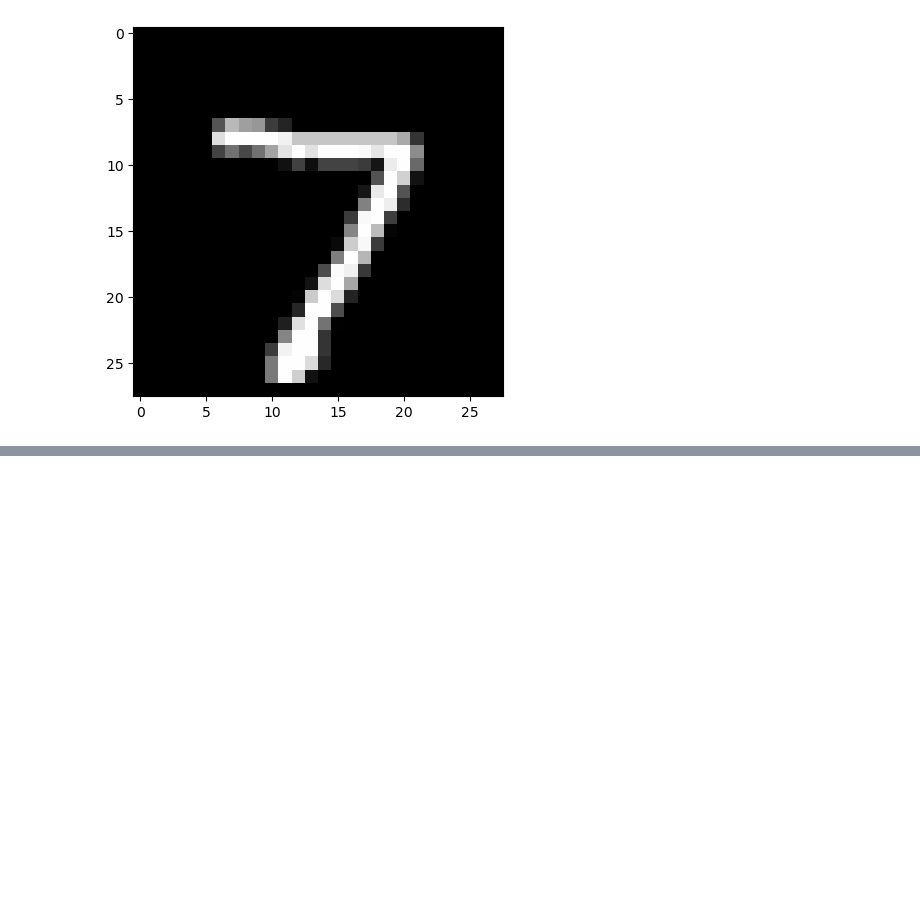
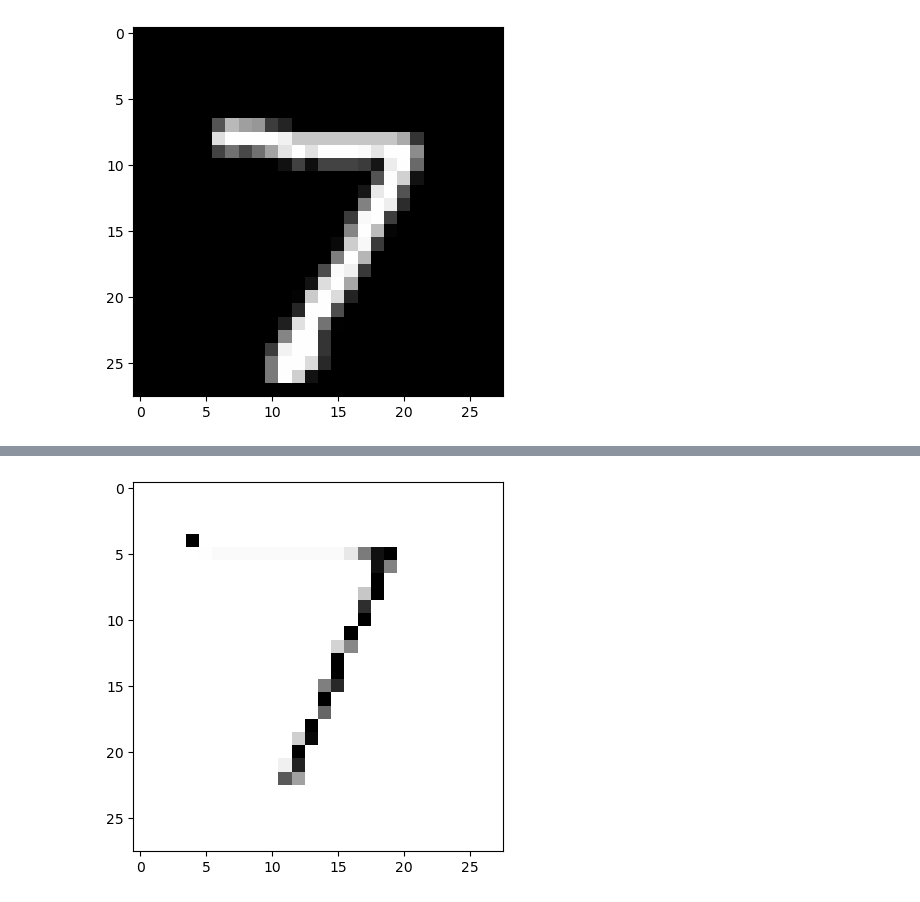
Before and after one commit to dhanyashreealva/HandWrite-AI, a Jupyter notebook: Handwrite AI/Untitled.ipynb, the cells around one changed output, grey strips where cells are left out. Saved outputs shown, nothing was run; the diff lists cells and outputs as text; code cells hidden in the pictures; blank space fills up the shorter version.

```diff
--- a/Handwrite AI/Untitled.ipynb
+++ b/Handwrite AI/Untitled.ipynb
@@ -315,7 +315,7 @@ from tensorflow.keras.preprocessing import image as keras_image
 import cv2
 import numpy as np
 # %%
-img=cv2.imread("Captured_images/2.png",cv2.IMREAD_GRAYSCALE)
+img=cv2.imread("Captured_images/7.png",cv2.IMREAD_GRAYSCALE)
 img=cv2.resize(img,(28,28))
 img=255-img
 kernel = np.ones((2,2), np.uint8)
@@ -332 +332,2 @@ plt.show()
 Predicted digit 3
+[figure, added]
```
Also changed, not shown: parts of 1 cell of this notebook, 7 other files.
